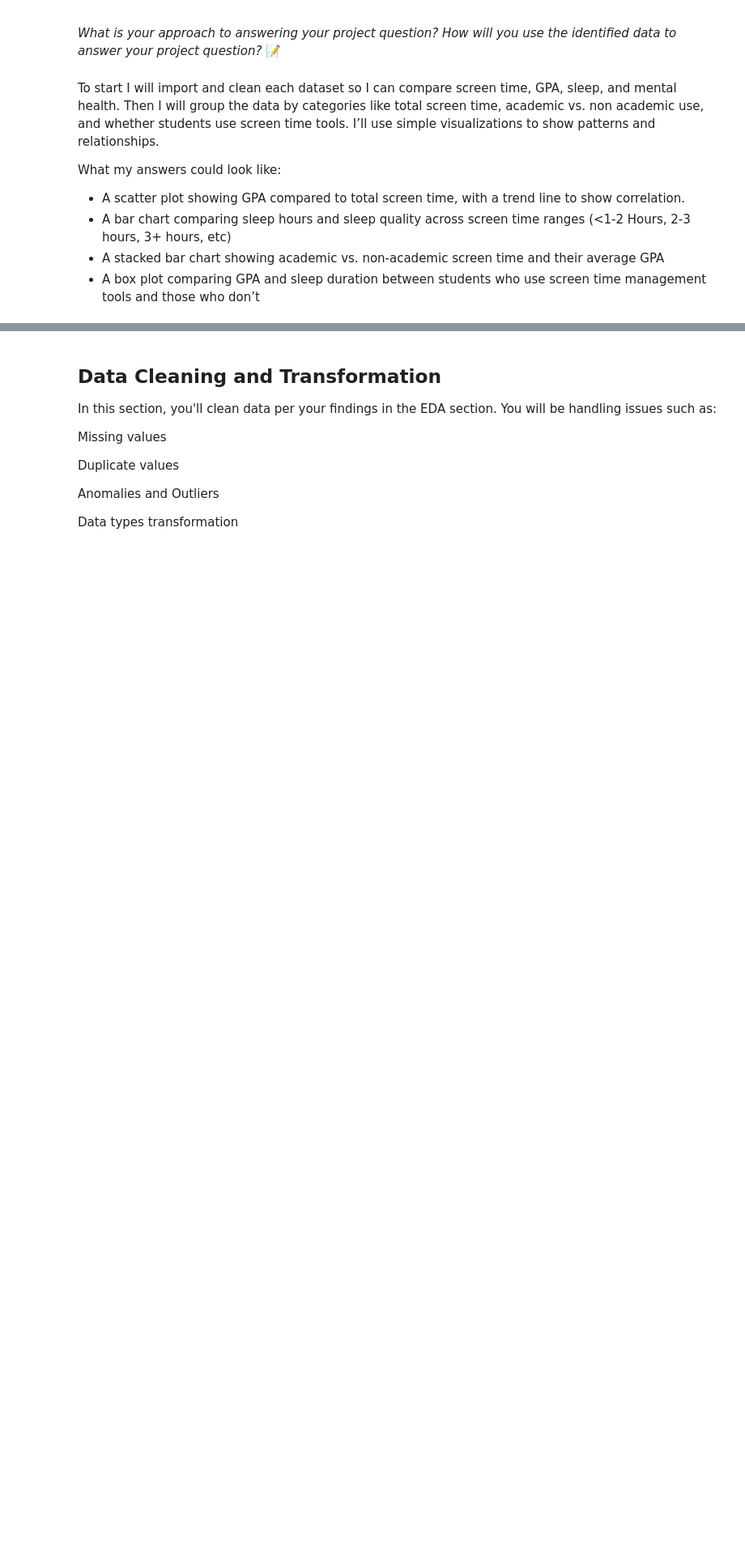
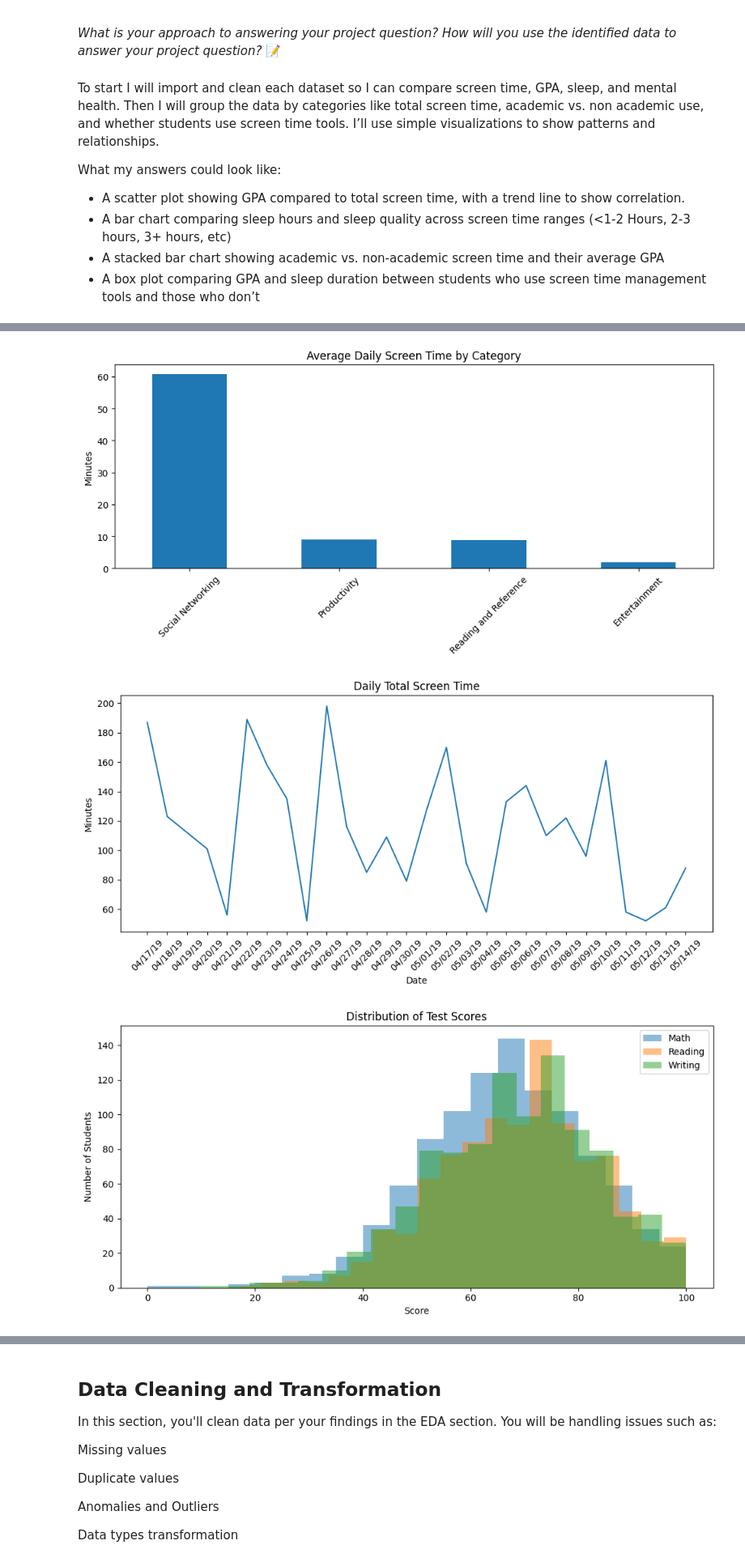
Before and after one commit to IT4063C001-Fall2025/final-project-king4cr, a Jupyter notebook: source.ipynb, the cells around one changed output, grey strips where cells are left out. Shown at 81% size. Cells and saved outputs as stored; diff of their text form; code cells hidden in the pictures; blank space fills up the shorter version.

Commit message:
Data Visualization and Insights

```diff
--- a/source.ipynb
+++ b/source.ipynb
@@ -128,0 +135,58 @@ Are there any data types that need to be changed?
+# %%
+# Import required libraries
+import pandas as pd
+import seaborn as sns
+import plotly.express as px
+import matplotlib.pyplot as plt
+
+# Load the datasets
+screen_time_df = pd.read_csv('dataSources/Screen_Time_Data.csv')
+student_performance_df = pd.read_csv('dataSources/StudentsPerformance.csv')
+
+# 1. Simple bar plot of average screen time by category
+screen_categories = ['Social Networking', 'Reading and Reference', 'Productivity', 'Entertainment']
+avg_screen_time = screen_time_df[screen_categories].mean().sort_values(ascending=False)
+
+plt.figure(figsize=(10, 5))
+avg_screen_time.plot(kind='bar')
+plt.title('Average Daily Screen Time by Category')
+plt.ylabel('Minutes')
+plt.xticks(rotation=45)
+plt.tight_layout()
+plt.show()
+
+# 2. Simple line plot of total screen time over time
+plt.figure(figsize=(10, 5))
+plt.plot(screen_time_df['Date'], screen_time_df['Total Screen Time '])
+plt.title('Daily Total Screen Time')
+plt.xlabel('Date')
+plt.ylabel('Minutes')
+plt.xticks(rotation=45)
+plt.tight_layout()
+plt.show()
+
+# 3. Simple histogram of test scores
+plt.figure(figsize=(10, 5))
+plt.hist(student_performance_df['math score'], bins=20, alpha=0.5, label='Math')
+plt.hist(student_performance_df['reading score'], bins=20, alpha=0.5, label='Reading')
+plt.hist(student_performance_df['writing score'], bins=20, alpha=0.5, label='Writing')
+plt.title('Distribution of Test Scores')
+plt.xlabel('Score')
+plt.ylabel('Number of Students')
+plt.legend()
+plt.tight_layout()
+plt.show()
+
+# 4. Simple bar plot comparing average scores by test preparation
+prep_comparison = student_performance_df.groupby('test preparation course')[['math score', 'reading score', 'writing score']].mean()
+prep_comparison.plot(kind='bar', figsize=(10, 5))
+plt.title('Average Test Scores by Test Preparation')
+plt.ylabel('Average Score')
+plt.xlabel('Test Preparation Course')
+plt.legend(title='Subject')
+plt.tight_layout()
+plt.show()
+# %% [output]
+[figure, added]
+[figure, added]
+[figure, added]
```
Also changed, not shown: parts of 6 cells of this notebook.
